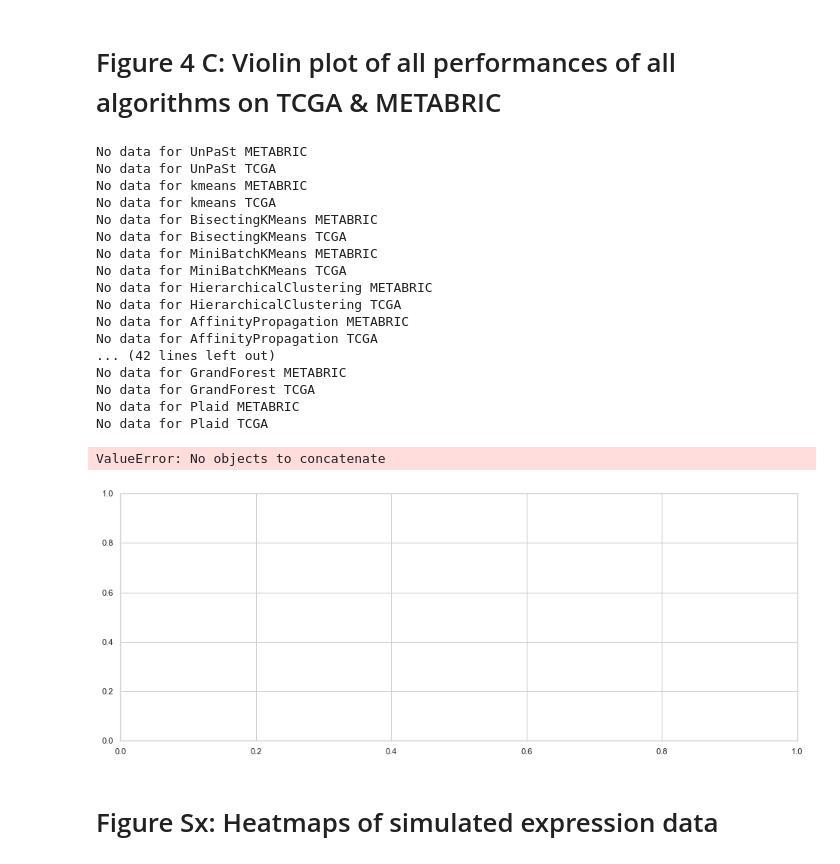
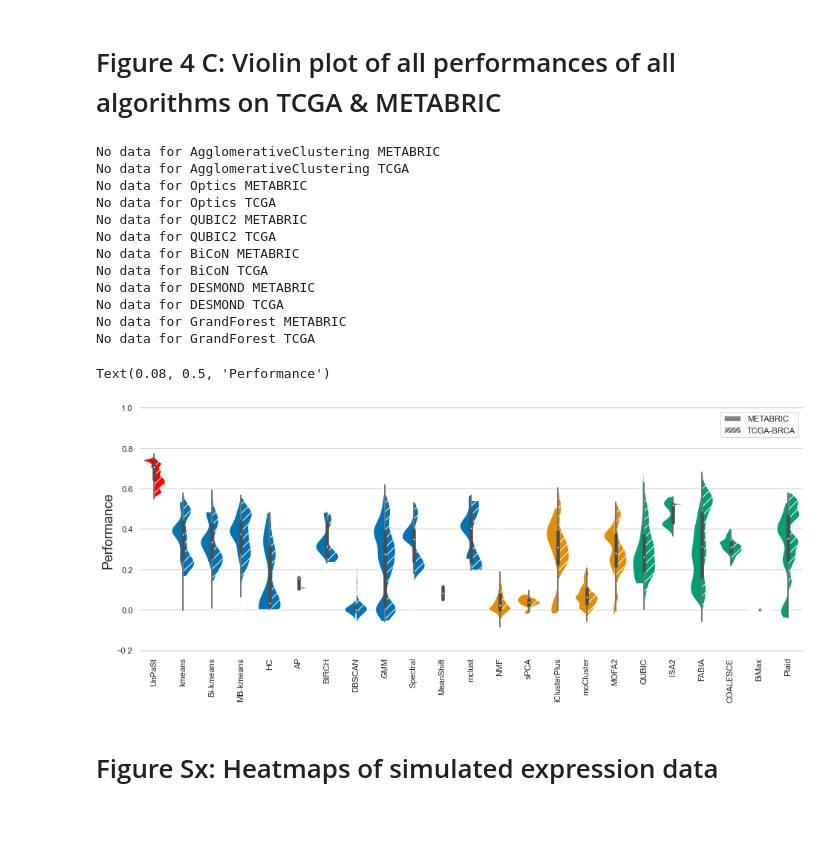
Before and after one commit to ozolotareva/unpast_paper, a Jupyter notebook: figures/plot_paper_figures.ipynb, the cells around one changed output. Drawn from its saved outputs; the diff is of its cells as text; code cells hidden in the pictures; blank space fills up the shorter version.

Commit message:
requirements for plotting images

```diff
--- a/figures/plot_paper_figures.ipynb
+++ b/figures/plot_paper_figures.ipynb
@@ -1580,7 +1583,7 @@ sns.set_theme(style="whitegrid")
 table_key = 'PAM50'
 
 def get_data_path(method, dataset):
-    return f'./data/real_data/{method}_{dataset}.tsv'
+    return os.path.join(PATH_TO_REAL_RESULTS, f'{method}_{dataset}.tsv')
 
 # load data
 data = {dataset: {} for dataset in settings.REAL_DATASETS}
@@ -1638,50 +1641,45 @@ color = next(palette)
 for i, patch in enumerate(sub_fig.get_children()):
     if not isinstance(patch, matplotlib.collections.PolyCollection):
         continue
     # Boxes from left to right
     hatch = next(hatches)
     patch.set_hatch(hatch)
     if prev_i is not None and i - prev_i == 1:
         color = next(palette)
     patch.set_facecolor(color)
     patch.set_edgecolor('white')
     prev_i = i
 
 for i, hatch in enumerate(['', '//']):
     sub_fig.legend_.legend_handles[i].set_hatch(hatch + hatch)
     sub_fig.legend_.legend_handles[i].set_edgecolor('white')
 
 
 ax.tick_params(axis='x', rotation=90) #
 ax.set(ylim=(-.2, 1))
 
 sub_fig.set(xlabel=None, ylabel=None)
 sns.despine(bottom = False, left = True, right=True, top=False)
 
 # plt.legend(settings.METHODS)
 fig.text(0.08, 0.5, 'Performance', va='center', rotation='vertical', fontsize=18)
 
 # plt.savefig(f'paper/Figure4_C.png', dpi=300,bbox_inches='tight')
 # %% [output]
-No data for UnPaSt METABRIC
-No data for UnPaSt TCGA
-No data for kmeans METABRIC
-No data for kmeans TCGA
-No data for BisectingKMeans METABRIC
-No data for BisectingKMeans TCGA
-No data for MiniBatchKMeans METABRIC
-No data for MiniBatchKMeans TCGA
-No data for HierarchicalClustering METABRIC
-No data for HierarchicalClustering TCGA
-No data for AffinityPropagation METABRIC
-No data for AffinityPropagation TCGA
-... (42 lines left out)
+No data for AgglomerativeClustering METABRIC
+No data for AgglomerativeClustering TCGA
+No data for Optics METABRIC
+No data for Optics TCGA
+No data for QUBIC2 METABRIC
+No data for QUBIC2 TCGA
+No data for BiCoN METABRIC
+No data for BiCoN TCGA
+No data for DESMOND METABRIC
+No data for DESMOND TCGA
 No data for GrandForest METABRIC
 No data for GrandForest TCGA
-No data for Plaid METABRIC
-No data for Plaid TCGA
-ValueError: No objects to concatenate
+Text(0.08, 0.5, 'Performance')
-[figure, old version]
+[figure, new version]
 # %% [markdown]
 # Figure Sx: Heatmaps of simulated expression data
 # %%
```
Also changed, not shown: parts of 11 cells of this notebook, 1 other file.
